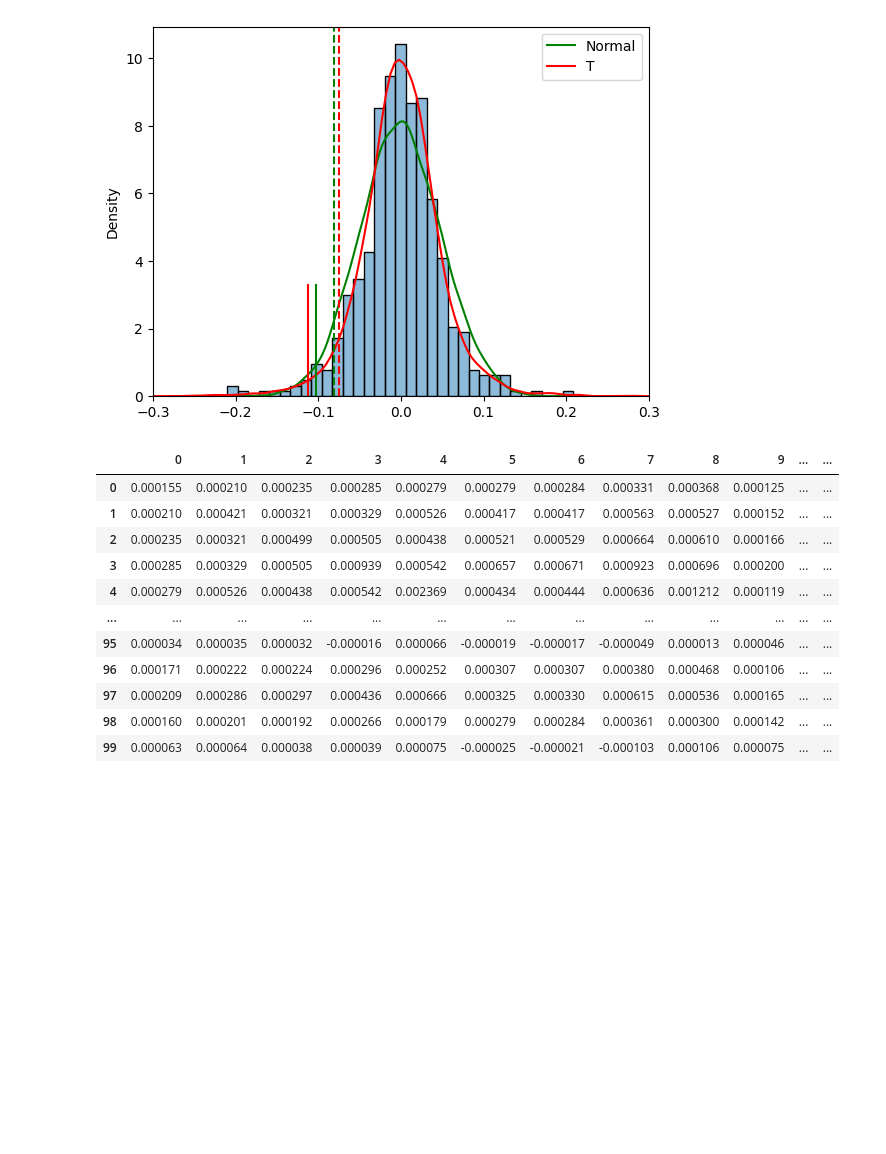
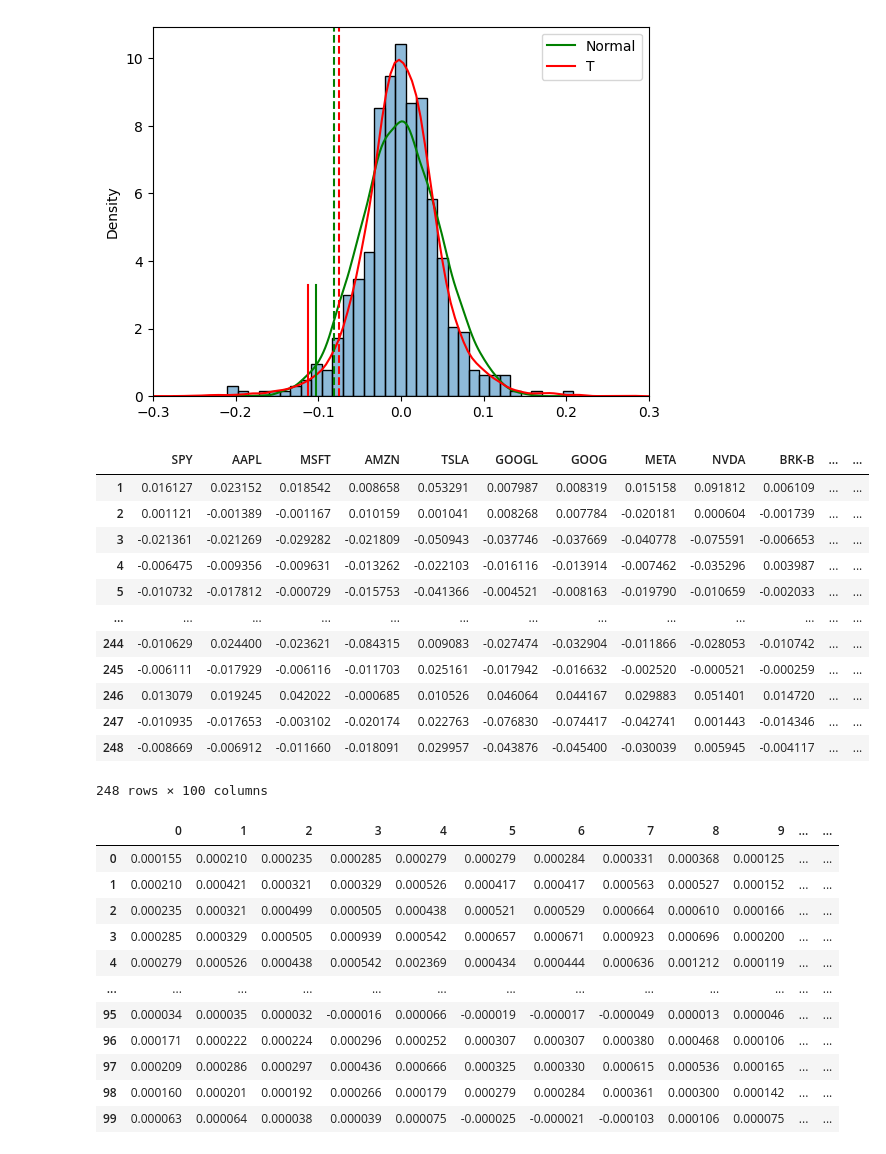
Before and after one commit to wc191/fintech545, a Jupyter notebook: Week05/week5 code.ipynb, the cells around one changed output. Saved outputs shown, nothing was run; the diff lists cells and outputs as text; code cells hidden in the pictures; blank space fills up the shorter version.

```diff
--- a/Week05/week5 code.ipynb
+++ b/Week05/week5 code.ipynb
@@ -131,6 +131,22 @@ DP = pd.read_csv("DailyPrices.csv")
 # Calculate return
 DP_return = RM.return_calculate(DP)
 DP_return.drop('Date', axis=1, inplace=True)
+# %%
+DP_return
+# %% [output]
+|  | SPY | AAPL | MSFT | AMZN | TSLA | GOOGL | GOOG | META | NVDA | BRK-B | ... | ... |
+| 1 | 0.016127 | 0.023152 | 0.018542 | 0.008658 | 0.053291 | 0.007987 | 0.008319 | 0.015158 | 0.091812 | 0.006109 | ... | ... |
+| 2 | 0.001121 | -0.001389 | -0.001167 | 0.010159 | 0.001041 | 0.008268 | 0.007784 | -0.020181 | 0.000604 | -0.001739 | ... | ... |
+| 3 | -0.021361 | -0.021269 | -0.029282 | -0.021809 | -0.050943 | -0.037746 | -0.037669 | -0.040778 | -0.075591 | -0.006653 | ... | ... |
+| 4 | -0.006475 | -0.009356 | -0.009631 | -0.013262 | -0.022103 | -0.016116 | -0.013914 | -0.007462 | -0.035296 | 0.003987 | ... | ... |
+| 5 | -0.010732 | -0.017812 | -0.000729 | -0.015753 | -0.041366 | -0.004521 | -0.008163 | -0.019790 | -0.010659 | -0.002033 | ... | ... |
+| ... | ... | ... | ... | ... | ... | ... | ... | ... | ... | ... | ... | ... |
+| 244 | -0.010629 | 0.024400 | -0.023621 | -0.084315 | 0.009083 | -0.027474 | -0.032904 | -0.011866 | -0.028053 | -0.010742 | ... | ... |
+| 245 | -0.006111 | -0.017929 | -0.006116 | -0.011703 | 0.025161 | -0.017942 | -0.016632 | -0.002520 | -0.000521 | -0.000259 | ... | ... |
+| 246 | 0.013079 | 0.019245 | 0.042022 | -0.000685 | 0.010526 | 0.046064 | 0.044167 | 0.029883 | 0.051401 | 0.014720 | ... | ... |
+| 247 | -0.010935 | -0.017653 | -0.003102 | -0.020174 | 0.022763 | -0.076830 | -0.074417 | -0.042741 | 0.001443 | -0.014346 | ... | ... |
+| 248 | -0.008669 | -0.006912 | -0.011660 | -0.018091 | 0.029957 | -0.043876 | -0.045400 | -0.030039 | 0.005945 | -0.004117 | ... | ... |
+248 rows × 100 columns
 # %%
 # 1 covariance estimation techniques
 # %%
```
Also changed, not shown: parts of 14 cells of this notebook, 5 other files.
